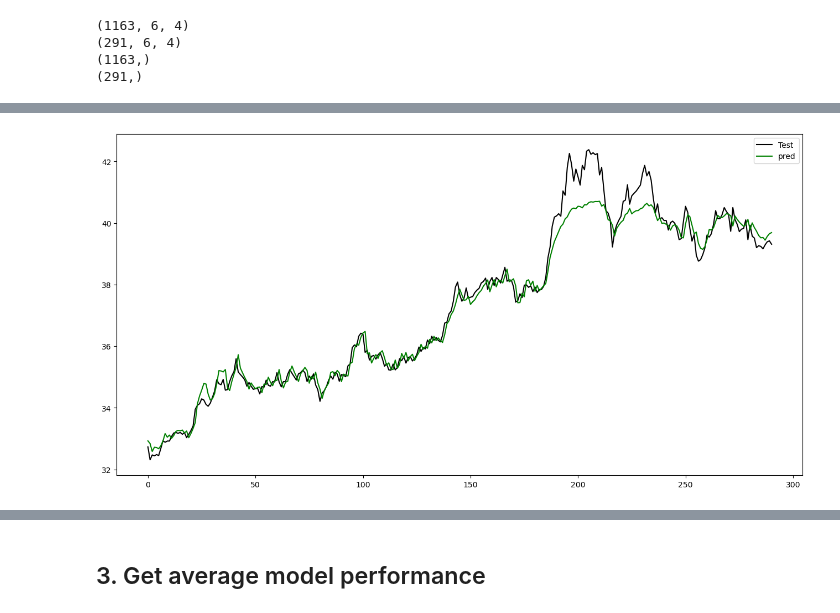
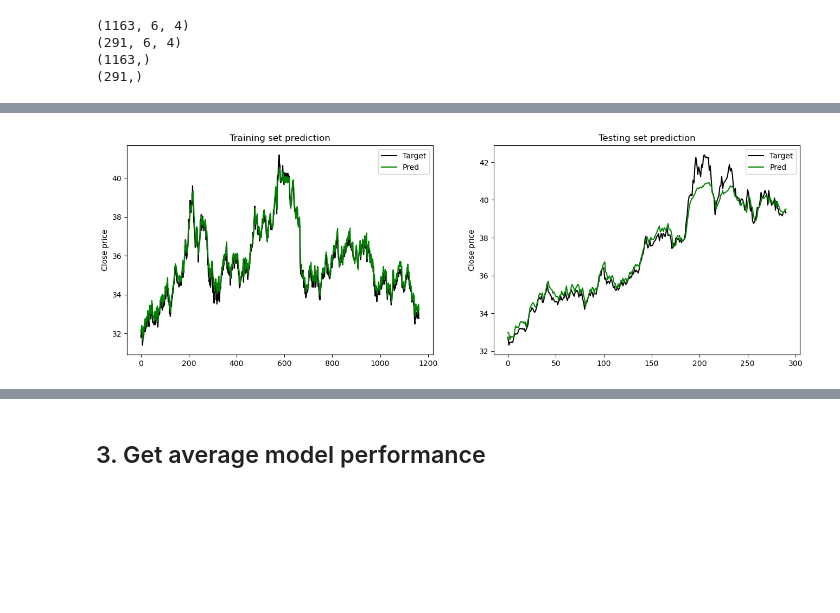
Before and after one commit to MC-Kangan/Algo_Trading_ETF_Trading_Strategy, a Jupyter notebook: LSTM_strategy.ipynb, the cells around one changed output, grey strips where cells are left out. Cells and saved outputs as stored; diff of their text form; code cells hidden in the pictures; blank space fills up the shorter version.

```diff
--- a/LSTM_strategy.ipynb
+++ b/LSTM_strategy.ipynb
@@ -226,11 +218,20 @@ plt.show()
-# %%
-plt.figure(figsize=(16,8))
-plt.plot(y_test, color = 'black', label = 'Test')
-plt.plot(y_pred_test, color = 'green', label = 'pred')
-plt.legend()
-plt.show()
-# %% [output]
-[figure, removed]
+# %%
+fig, ax = plt.subplots(1, 2, figsize = (16, 5))
+
+ax[0].plot(y_train, color = 'black', label = 'Target')
+ax[0].plot(y_pred_train, color = 'green', label = 'Pred')
+ax[0].set_title('Training set prediction')
+ax[0].set_ylabel('Close price')
+ax[0].legend()
+
+ax[1].plot(y_test, color = 'black', label = 'Target')
+ax[1].plot(y_pred_test, color = 'green', label = 'Pred')
+ax[1].set_title('Testing set prediction')
+ax[1].set_ylabel('Close price')
+ax[1].legend()
+plt.show()
+# %% [output]
+[figure, added]
 # %%
 def buy_sell_threshold(current_price, predicted_price, threshold):
     Buy, Sell = [np.nan], [np.nan]
```
Also changed, not shown: parts of 11 cells of this notebook, 2 other files.
